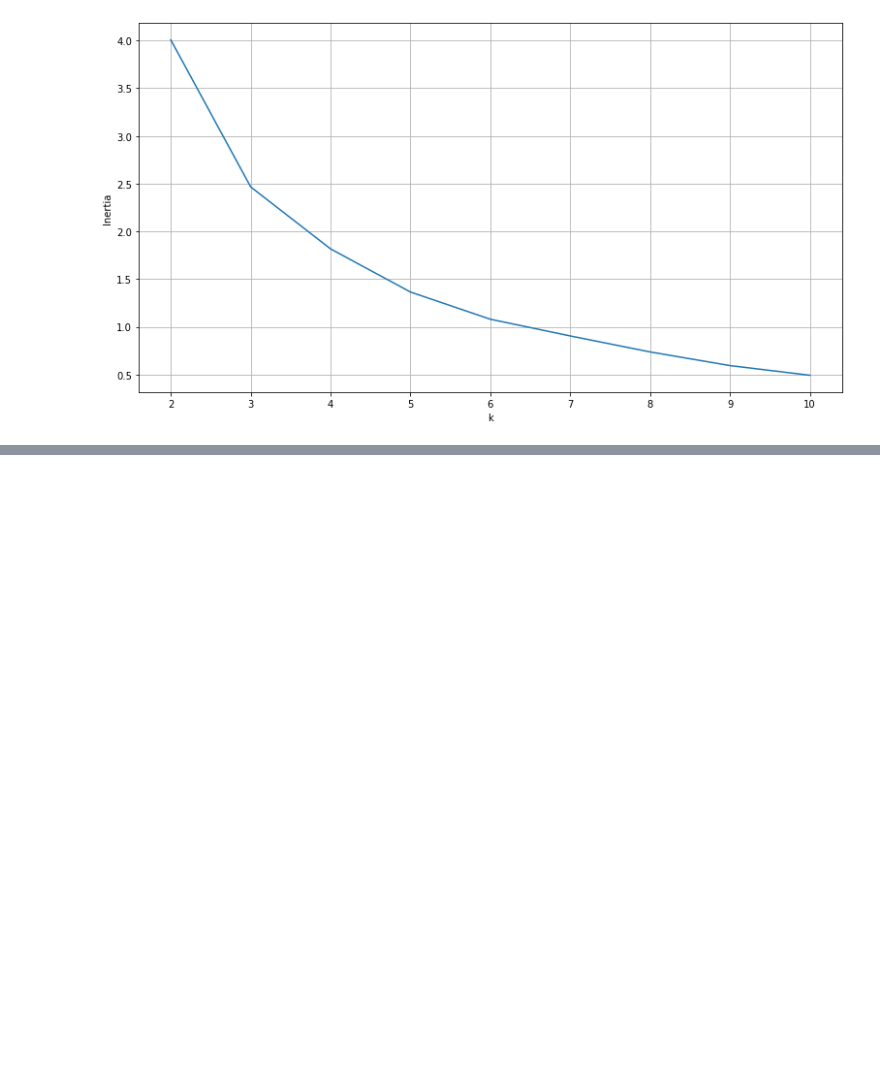
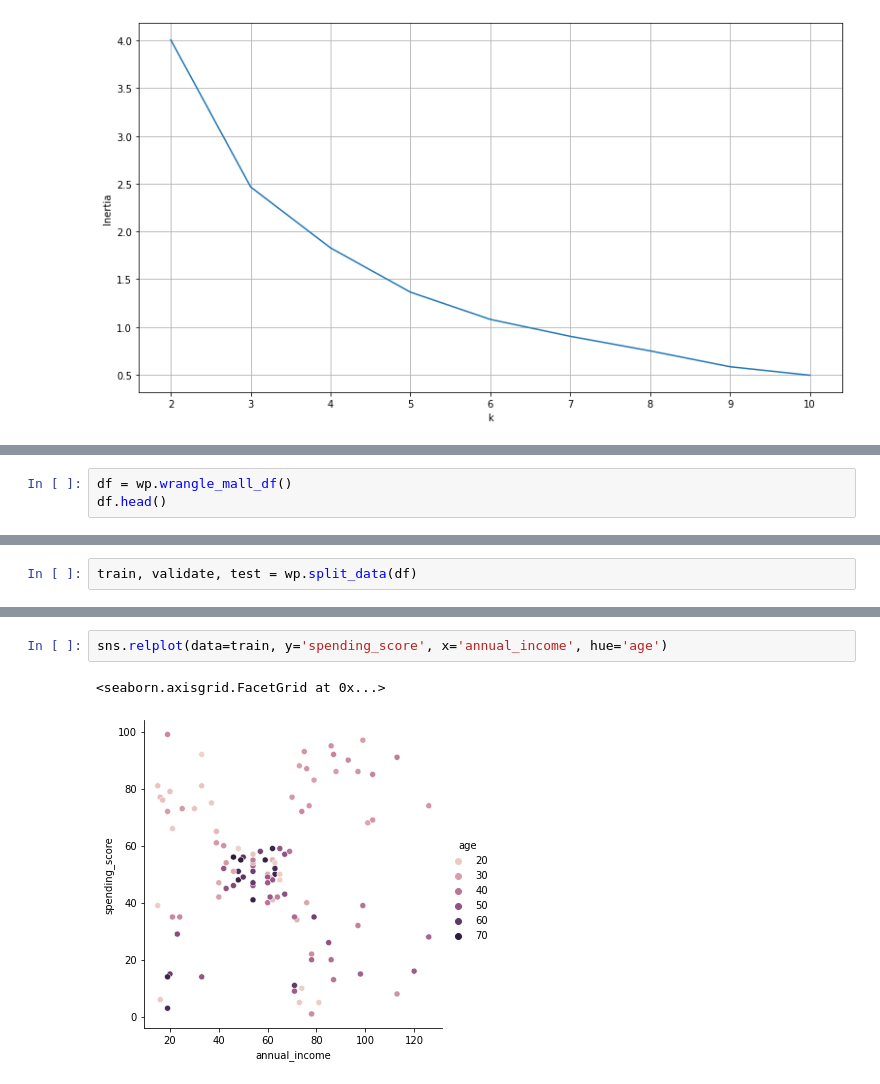
Before and after one commit to BraedenWright/clustering-exercises, a Jupyter notebook: modeling.ipynb, the cells around one changed output, grey strips where cells are left out. Cells and saved outputs as stored; diff of their text form; blank space fills up the shorter version.

```diff
--- a/modeling.ipynb
+++ b/modeling.ipynb
@@ -169,0 +168,3 @@ plt.grid()
+# %%
+df = wp.wrangle_mall_df()
+df.head()
@@ -169,0 +179,2 @@ plt.grid()
+# %%
+train, validate, test = wp.split_data(df)
@@ -169,0 +199,5 @@ plt.grid()
+# %%
+sns.relplot(data=train, y='spending_score', x='annual_income', hue='age')
+# %% [output]
+<seaborn.axisgrid.FacetGrid at 0x...>
+[figure, added]
```
Also changed, not shown: parts of 14 cells of this notebook, 1 other file.
